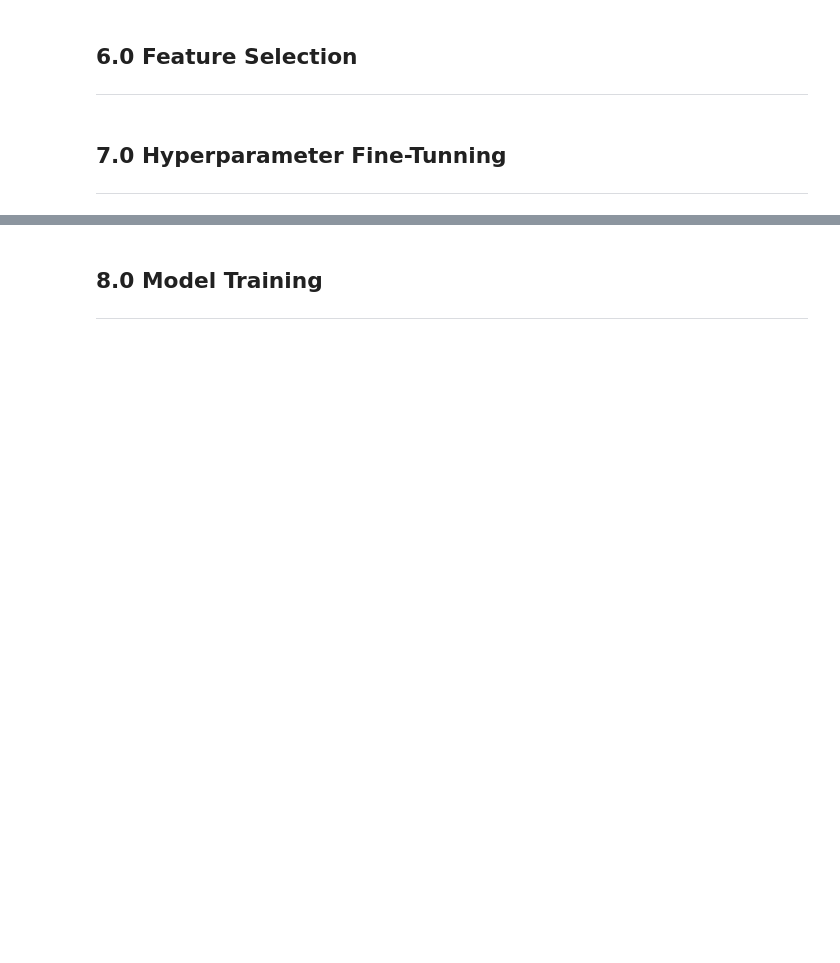
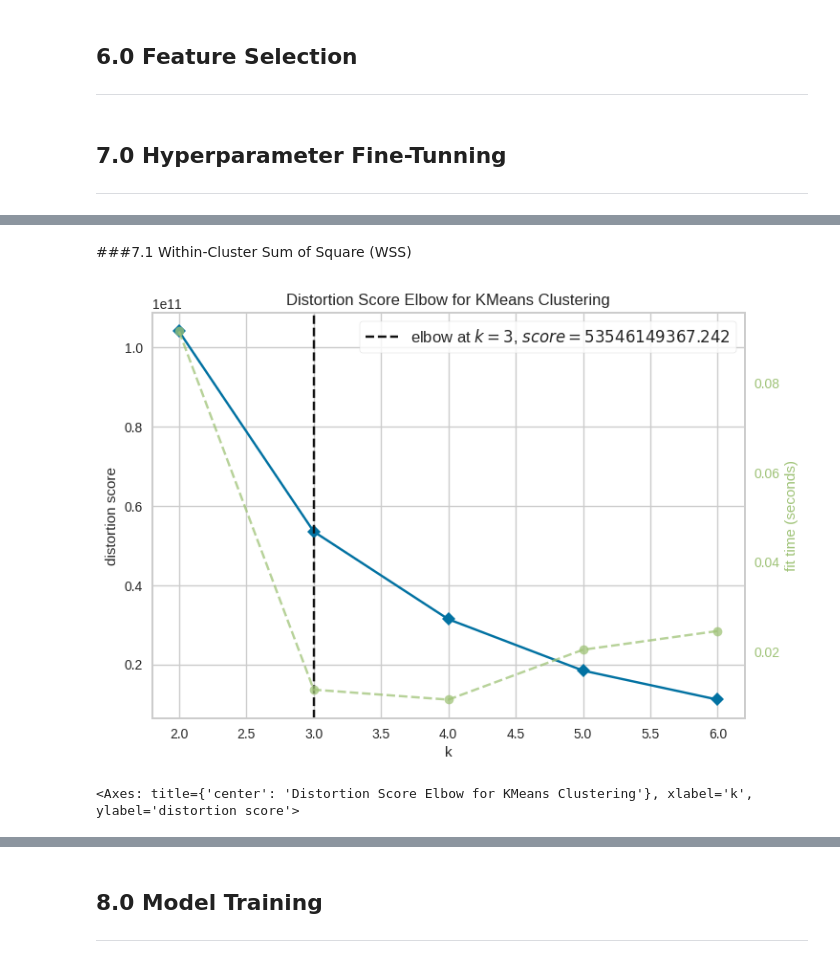
Before and after one commit to jessicanadalete/clustering_fidelity, a Jupyter notebook: Clustering_Fidelity_Project.ipynb, the cells around one changed output, grey strips where cells are left out. Saved outputs shown, nothing was run; the diff lists cells and outputs as text; code cells hidden in the pictures; blank space fills up the shorter version.

```diff
--- a/Clustering_Fidelity_Project.ipynb
+++ b/Clustering_Fidelity_Project.ipynb
@@ -145,9 +241,13 @@ df1['customer_id'] = df1['customer_id'].astype(int)
 # %% [markdown]
 ## 5.0 Data Preparation
 -----
+# %%
+df5 = df4.copy()
 # %% [markdown]
 ## 6.0 Feature Selection
 -----
+# %%
+df6 = df5.copy()
 # %% [markdown]
 ## 7.0 Hyperparameter Fine-Tunning
 -----
@@ -153,0 +256,2 @@ df1['customer_id'] = df1['customer_id'].astype(int)
+# %%
+X = df6.drop(columns = ['customer_id']) #droping variable without information
@@ -153,0 +267,12 @@ df1['customer_id'] = df1['customer_id'].astype(int)
+# %%
+clusters = [2,3,4,5,6]
+# %% [markdown]
+###7.1 Within-Cluster Sum of Square (WSS)
+# %%
+#model defining
+kmeans = KElbowVisualizer(c.KMeans(), k=clusters, timing=False)
+kmeans.fit(X)
+kmeans.show()
+# %% [output]
+[figure, added]
+<Axes: title={'center': 'Distortion Score Elbow for KMeans Clustering'}, xlabel='k', ylabel='distortion score'>
```
Also changed, not shown: parts of 24 cells of this notebook.
